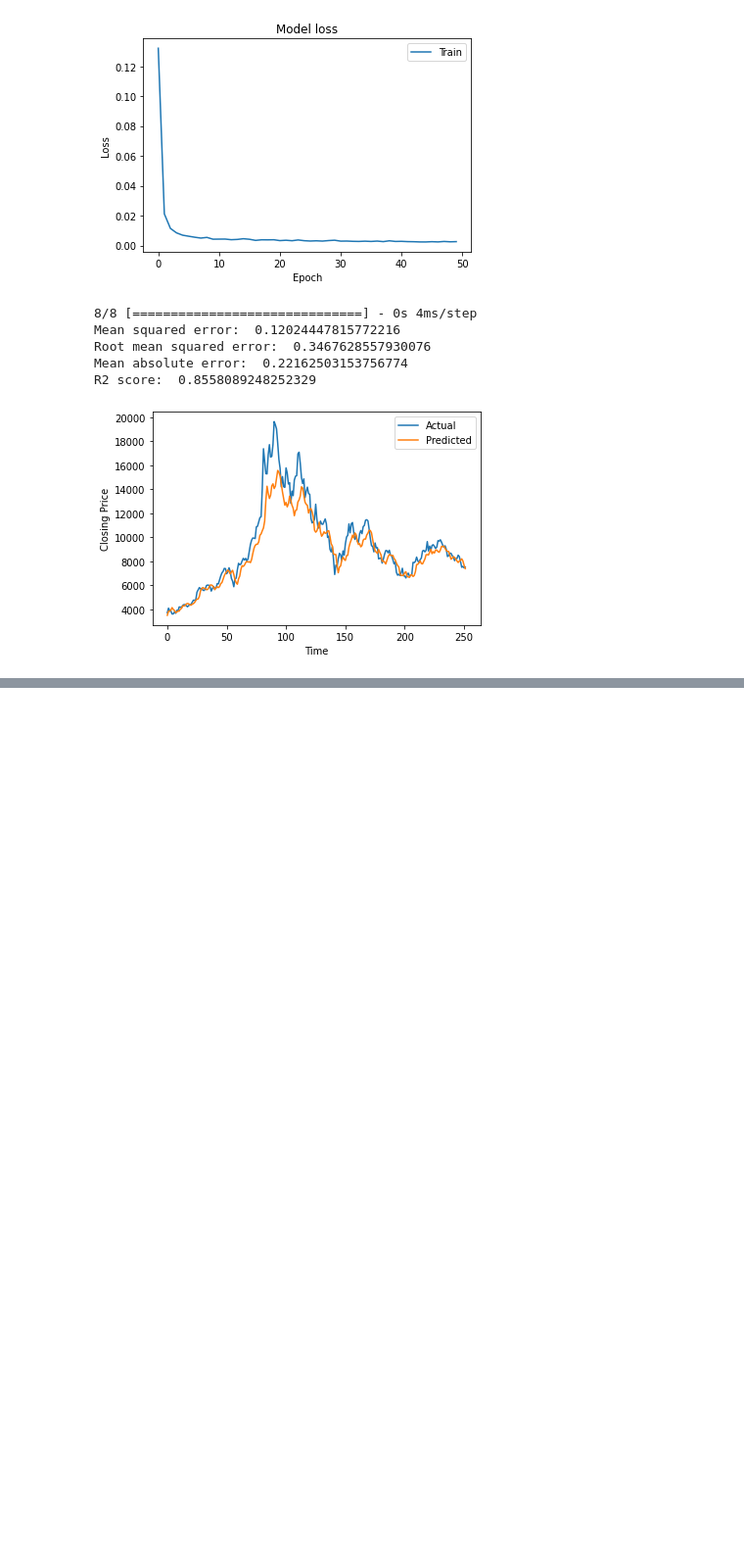
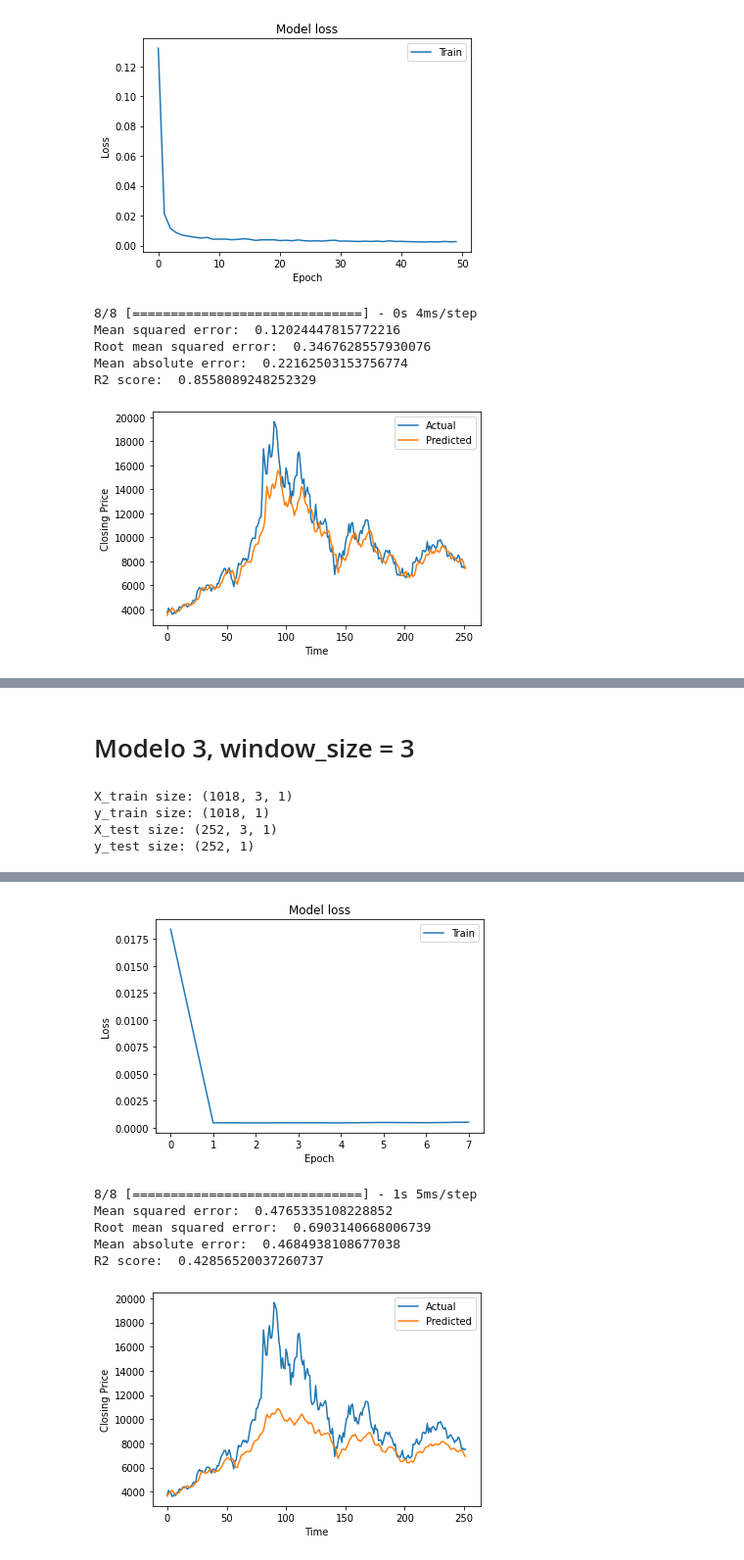
Before and after one commit to ViniciusPrincipe/BitcoinPrediction-LSTM, a Jupyter notebook: BtcLSTM.ipynb, the cells around one changed output, grey strips where cells are left out. Shown at 98% size. Drawn from its saved outputs; the diff is of its cells as text; code cells hidden in the pictures; blank space fills up the shorter version.

```diff
--- a/BtcLSTM.ipynb
+++ b/BtcLSTM.ipynb
@@ -964,0 +1099,30 @@ R2 score:  0.8558089248252329
+# %% [markdown]
+# Modelo 3, window_size = 3
+# %%
+#Criando datasets usando uma janela com 3 pontos
+window_size = 3
+x, y = window_data(scaled_data, window_size)
+x_train, x_test = np.array(x[:1018]),np.array(x[1018:])
+y_train, y_test = np.array(y[:1018]), np.array(y[1018:])
+
+print("X_train size: {}".format(x_train.shape))
+print("y_train size: {}".format(y_train.shape))
+print("X_test size: {}".format(x_test.shape))
+print("y_test size: {}".format(y_test.shape))
+# %% [output]
+X_train size: (1018, 3, 1)
+y_train size: (1018, 1)
+X_test size: (252, 3, 1)
+y_test size: (252, 1)
+# %%
+model = Sequential()
+model.add(LSTM(150, input_shape=(window_size, 1), return_sequences=True))
+model.add(LSTM(50))
+model.add(Dense(1))
+optimizer = keras.optimizers.Adam()
+model.compile(loss='mean_squared_error', optimizer=optimizer)
+
+history = model.fit(x_train, y_train, epochs=250, batch_size=8, callbacks=[early_stop_train])
+plot_history(history)
+model_evaluation(model, x_test, y_test)
+# %% [output]
@@ -964,0 +1145,7 @@ R2 score:  0.8558089248252329
+[figure, added]
+8/8 [==============================] - 1s 5ms/step
+Mean squared error:  0.4765335108228852
+Root mean squared error:  0.6903140668006739
+Mean absolute error:  0.4684938108677038
+R2 score:  0.42856520037260737
+[figure, added]
```
Also changed, not shown: parts of 8 cells of this notebook.
